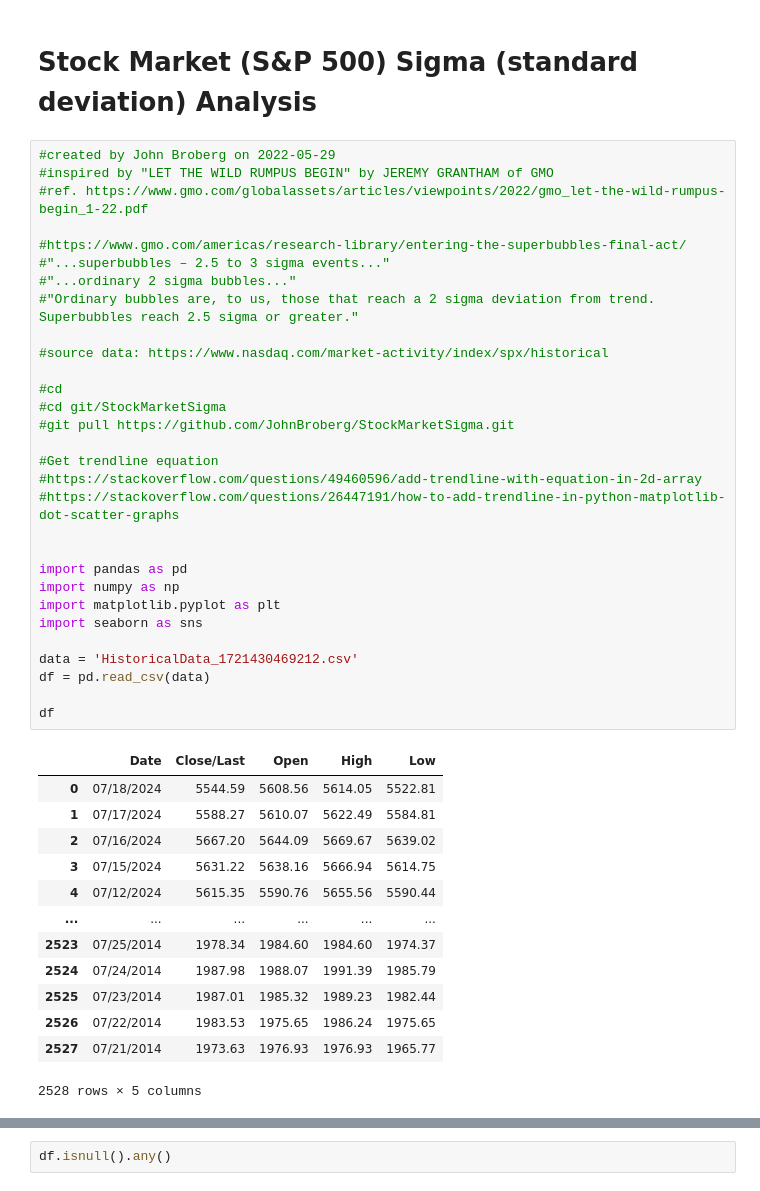
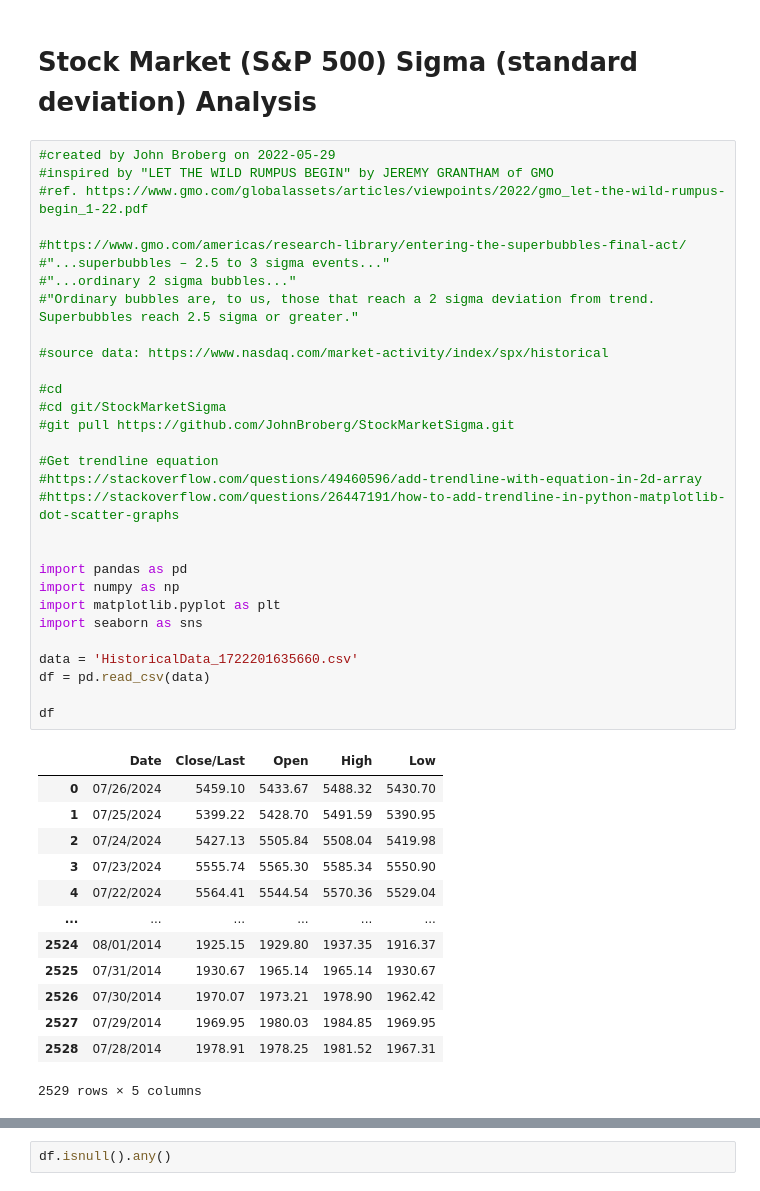
Before and after one commit to JohnBroberg/StockMarketSigma, a Jupyter notebook: StockMarketSigma.ipynb, the cells around one changed output, grey strips where cells are left out. Drawn from its saved outputs; the diff is of its cells as text.

```diff
--- a/StockMarketSigma.ipynb
+++ b/StockMarketSigma.ipynb
@@ -4,46 +4,46 @@
 #created by John Broberg on 2022-05-29
 #inspired by "LET THE WILD RUMPUS BEGIN" by JEREMY GRANTHAM of GMO
 #ref. https://www.gmo.com/globalassets/articles/viewpoints/2022/gmo_let-the-wild-rumpus-begin_1-22.pdf
 
 #https://www.gmo.com/americas/research-library/entering-the-superbubbles-final-act/
 #"...superbubbles – 2.5 to 3 sigma events..."
 #"...ordinary 2 sigma bubbles..."
 #"Ordinary bubbles are, to us, those that reach a 2 sigma deviation from trend. Superbubbles reach 2.5 sigma or greater."
 
 #source data: https://www.nasdaq.com/market-activity/index/spx/historical
 
 #cd
 #cd git/StockMarketSigma
 #git pull https://github.com/JohnBroberg/StockMarketSigma.git
 
 #Get trendline equation
 #https://stackoverflow.com/questions/49460596/add-trendline-with-equation-in-2d-array
 #https://stackoverflow.com/questions/26447191/how-to-add-trendline-in-python-matplotlib-dot-scatter-graphs
 
 
 import pandas as pd
 import numpy as np
 import matplotlib.pyplot as plt
 import seaborn as sns
 
-data = 'HistoricalData_1721430469212.csv'
+data = 'HistoricalData_1722201635660.csv'
 df = pd.read_csv(data)
 
 df
 # %% [output]
 |  | Date | Close/Last | Open | High | Low |
-| 0 | 07/18/2024 | 5544.59 | 5608.56 | 5614.05 | 5522.81 |
-| 1 | 07/17/2024 | 5588.27 | 5610.07 | 5622.49 | 5584.81 |
-| 2 | 07/16/2024 | 5667.20 | 5644.09 | 5669.67 | 5639.02 |
-| 3 | 07/15/2024 | 5631.22 | 5638.16 | 5666.94 | 5614.75 |
-| 4 | 07/12/2024 | 5615.35 | 5590.76 | 5655.56 | 5590.44 |
+| 0 | 07/26/2024 | 5459.10 | 5433.67 | 5488.32 | 5430.70 |
+| 1 | 07/25/2024 | 5399.22 | 5428.70 | 5491.59 | 5390.95 |
+| 2 | 07/24/2024 | 5427.13 | 5505.84 | 5508.04 | 5419.98 |
+| 3 | 07/23/2024 | 5555.74 | 5565.30 | 5585.34 | 5550.90 |
+| 4 | 07/22/2024 | 5564.41 | 5544.54 | 5570.36 | 5529.04 |
 | ... | ... | ... | ... | ... | ... |
-| 2523 | 07/25/2014 | 1978.34 | 1984.60 | 1984.60 | 1974.37 |
-| 2524 | 07/24/2014 | 1987.98 | 1988.07 | 1991.39 | 1985.79 |
-| 2525 | 07/23/2014 | 1987.01 | 1985.32 | 1989.23 | 1982.44 |
-| 2526 | 07/22/2014 | 1983.53 | 1975.65 | 1986.24 | 1975.65 |
-| 2527 | 07/21/2014 | 1973.63 | 1976.93 | 1976.93 | 1965.77 |
+| 2524 | 08/01/2014 | 1925.15 | 1929.80 | 1937.35 | 1916.37 |
+| 2525 | 07/31/2014 | 1930.67 | 1965.14 | 1965.14 | 1930.67 |
+| 2526 | 07/30/2014 | 1970.07 | 1973.21 | 1978.90 | 1962.42 |
+| 2527 | 07/29/2014 | 1969.95 | 1980.03 | 1984.85 | 1969.95 |
+| 2528 | 07/28/2014 | 1978.91 | 1978.25 | 1981.52 | 1967.31 |
-2528 rows × 5 columns
+2529 rows × 5 columns
 # %%
 df.describe()
 # %% [output]
```
Also changed, not shown: parts of 15 cells of this notebook, 2 other files.
